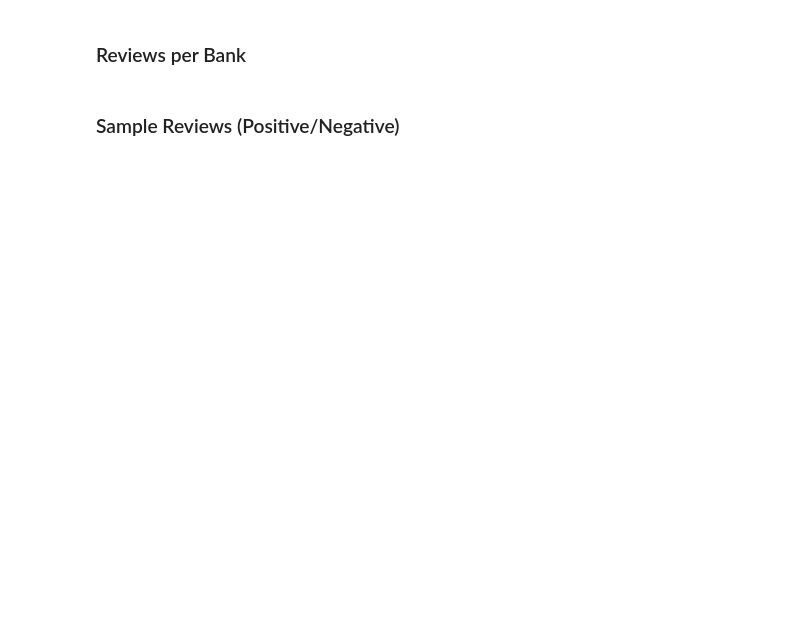
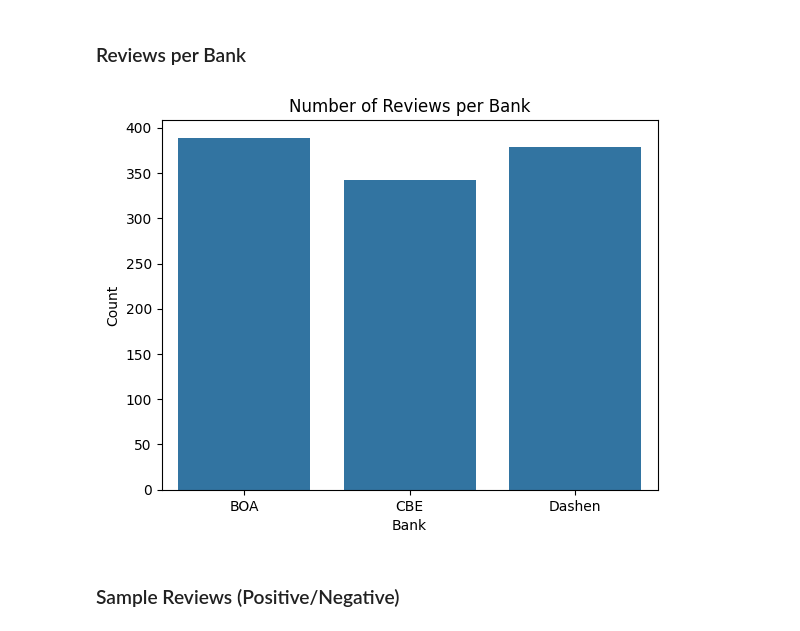
Before and after one commit to Hallelujah-kib/cx-analytics-for-fintech-apps, a Jupyter notebook: notebooks/eda_overview.ipynb, the cells around one changed output. Saved outputs shown, nothing was run; the diff lists cells and outputs as text; code cells hidden in the pictures; blank space fills up the shorter version.

```diff
--- a/notebooks/eda_overview.ipynb
+++ b/notebooks/eda_overview.ipynb
@@ -6,5 +6,5 @@ import pandas as pd
 import seaborn as sns
 import matplotlib.pyplot as plt
 
-df = pd.read_csv('../outputs/final_sentiment_reviews.csv')
+df = pd.read_csv('../data/processed/final_sentiment_reviews.csv')
 df.head()
@@ -21,11 +30,13 @@ plt.show()
 ### Reviews per Bank
 # %%
 
-sns.countplot(x='bank', data=df)
+sns.countplot(x='bank_name', data=df)
 plt.title("Number of Reviews per Bank")
 plt.xlabel("Bank")
 plt.ylabel("Count")
 plt.show()
+# %% [output]
+[figure, added]
 # %% [markdown]
 ### Sample Reviews (Positive/Negative)
 # %%
```
Also changed, not shown: parts of 5 cells of this notebook, 8 other files.
